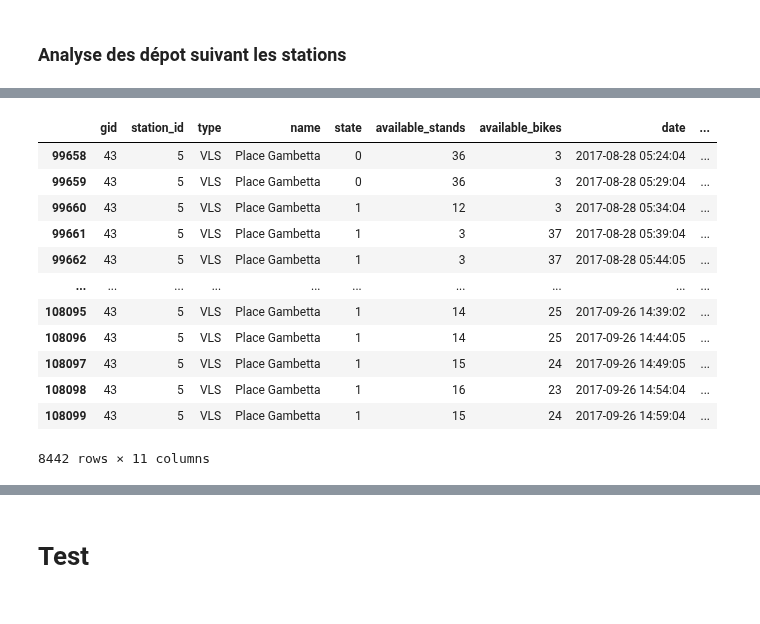
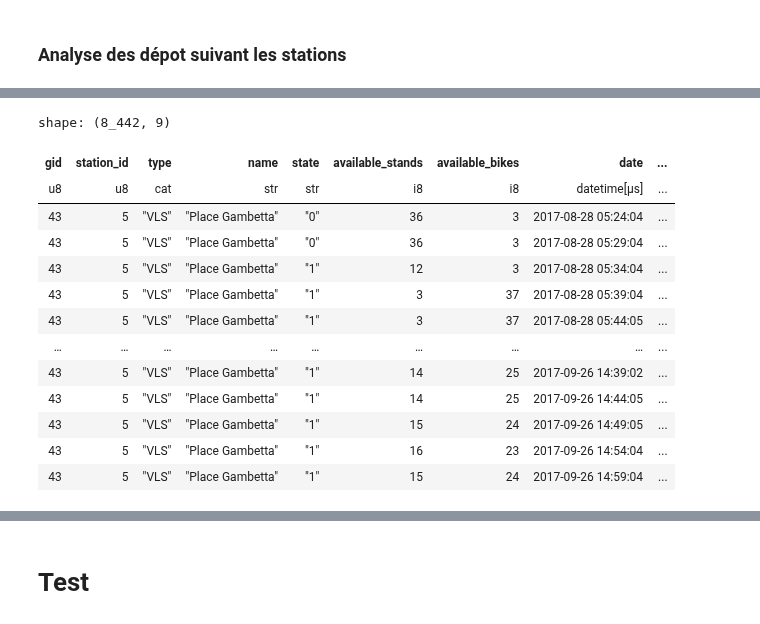
Before and after one commit to armgilles/vcub_keeper, a Jupyter notebook: notebooks/02_Features/03_transaction_all #2.ipynb, the cells around one changed output, grey strips where cells are left out. Drawn from its saved outputs; the diff is of its cells as text; code cells hidden in the pictures.

```diff
--- a/notebooks/02_Features/03_transaction_all #2.ipynb
+++ b/notebooks/02_Features/03_transaction_all #2.ipynb
@@ -63,41 +144,6 @@ activite[39650:39665]
 | 39664 | 84 | 2 | VLS | St Bruno | 1 | 3 | 17 | 2017-09-14 02:59:04 | ... |
 # %% [markdown]
 ## Industrialisation
-# %%
-import pandas as pd
-
-def get_transactions_all(data):
-    """
-    Calcul le nombre de transactions de vélo (ajout et dépôt) qu'il y a eu pour une même
-    station entre 2 points de données
-
-    Parameters
-    ----------
-    data : DataFrame
-        Activité des stations Vcub
-
-    Returns
-    -------
-    data : DataFrame
-        Ajout de colonne 'transactions_all'
-
-    Examples
-    --------
-
-    activite = get_transactions_all(activite)
-    """
-
-    data['available_bikes_shift'] = \
-        data.groupby('station_id')['available_bikes'].shift(1)
-
-    data['available_bikes_shift'] = data['available_bikes_shift'].fillna(data['available_bikes'])
-
-    data['transactions_all'] = np.abs(data['available_bikes'] - data['available_bikes_shift'])
-
-    # Drop non usefull column
-    data.drop('available_bikes_shift', axis=1, inplace=True)
-
-    return data
 # %%
 # Lecture de l'activité des stations
 activite = read_activity_vcub()
@@ -149,8 +194,4 @@ activite[136025:136050]
 activite = read_activity_vcub()
 
 activite = get_transactions_all(activite)
-
-# Autres transactions
-activite = get_transactions_in(activite)
-activite = get_transactions_out(activite)
 # %%
@@ -228,16 +272,20 @@ activite.head()
 # %%
-activite[(activite.station_id == 5) & (activite.date >= "2017-08-28 05:20:00")]
+from datetime import datetime
+
+# activite[(activite.station_id == 5) & (activite.date >= "2017-08-28 05:20:00")]
+activite.filter((pl.col("station_id") == 5) & (pl.col("date") >= datetime(2017, 8, 28, 5, 20, 0)))
 # %% [output]
+shape: (8_442, 9)
-|  | gid | station_id | type | name | state | available_stands | available_bikes | date | ... |
-| 99658 | 43 | 5 | VLS | Place Gambetta | 0 | 36 | 3 | 2017-08-28 05:24:04 | ... |
-| 99659 | 43 | 5 | VLS | Place Gambetta | 0 | 36 | 3 | 2017-08-28 05:29:04 | ... |
-| 99660 | 43 | 5 | VLS | Place Gambetta | 1 | 12 | 3 | 2017-08-28 05:34:04 | ... |
-| 99661 | 43 | 5 | VLS | Place Gambetta | 1 | 3 | 37 | 2017-08-28 05:39:04 | ... |
-| 99662 | 43 | 5 | VLS | Place Gambetta | 1 | 3 | 37 | 2017-08-28 05:44:05 | ... |
-| ... | ... | ... | ... | ... | ... | ... | ... | ... | ... |
-| 108095 | 43 | 5 | VLS | Place Gambetta | 1 | 14 | 25 | 2017-09-26 14:39:02 | ... |
-| 108096 | 43 | 5 | VLS | Place Gambetta | 1 | 14 | 25 | 2017-09-26 14:44:05 | ... |
-| 108097 | 43 | 5 | VLS | Place Gambetta | 1 | 15 | 24 | 2017-09-26 14:49:05 | ... |
-| 108098 | 43 | 5 | VLS | Place Gambetta | 1 | 16 | 23 | 2017-09-26 14:54:04 | ... |
-| 108099 | 43 | 5 | VLS | Place Gambetta | 1 | 15 | 24 | 2017-09-26 14:59:04 | ... |
+| gid | station_id | type | name | state | available_stands | available_bikes | date | ... |
+| u8 | u8 | cat | str | str | i8 | i8 | datetime[μs] | ... |
+| 43 | 5 | "VLS" | "Place Gambetta" | "0" | 36 | 3 | 2017-08-28 05:24:04 | ... |
+| 43 | 5 | "VLS" | "Place Gambetta" | "0" | 36 | 3 | 2017-08-28 05:29:04 | ... |
+| 43 | 5 | "VLS" | "Place Gambetta" | "1" | 12 | 3 | 2017-08-28 05:34:04 | ... |
+| 43 | 5 | "VLS" | "Place Gambetta" | "1" | 3 | 37 | 2017-08-28 05:39:04 | ... |
+| 43 | 5 | "VLS" | "Place Gambetta" | "1" | 3 | 37 | 2017-08-28 05:44:05 | ... |
+| … | … | … | … | … | … | … | … | ... |
+| 43 | 5 | "VLS" | "Place Gambetta" | "1" | 14 | 25 | 2017-09-26 14:39:02 | ... |
+| 43 | 5 | "VLS" | "Place Gambetta" | "1" | 14 | 25 | 2017-09-26 14:44:05 | ... |
+| 43 | 5 | "VLS" | "Place Gambetta" | "1" | 15 | 24 | 2017-09-26 14:49:05 | ... |
+| 43 | 5 | "VLS" | "Place Gambetta" | "1" | 16 | 23 | 2017-09-26 14:54:04 | ... |
+| 43 | 5 | "VLS" | "Place Gambetta" | "1" | 15 | 24 | 2017-09-26 14:59:04 | ... |
-8442 rows × 11 columns
```
Also changed, not shown: parts of 28 cells of this notebook, 4 other files.
